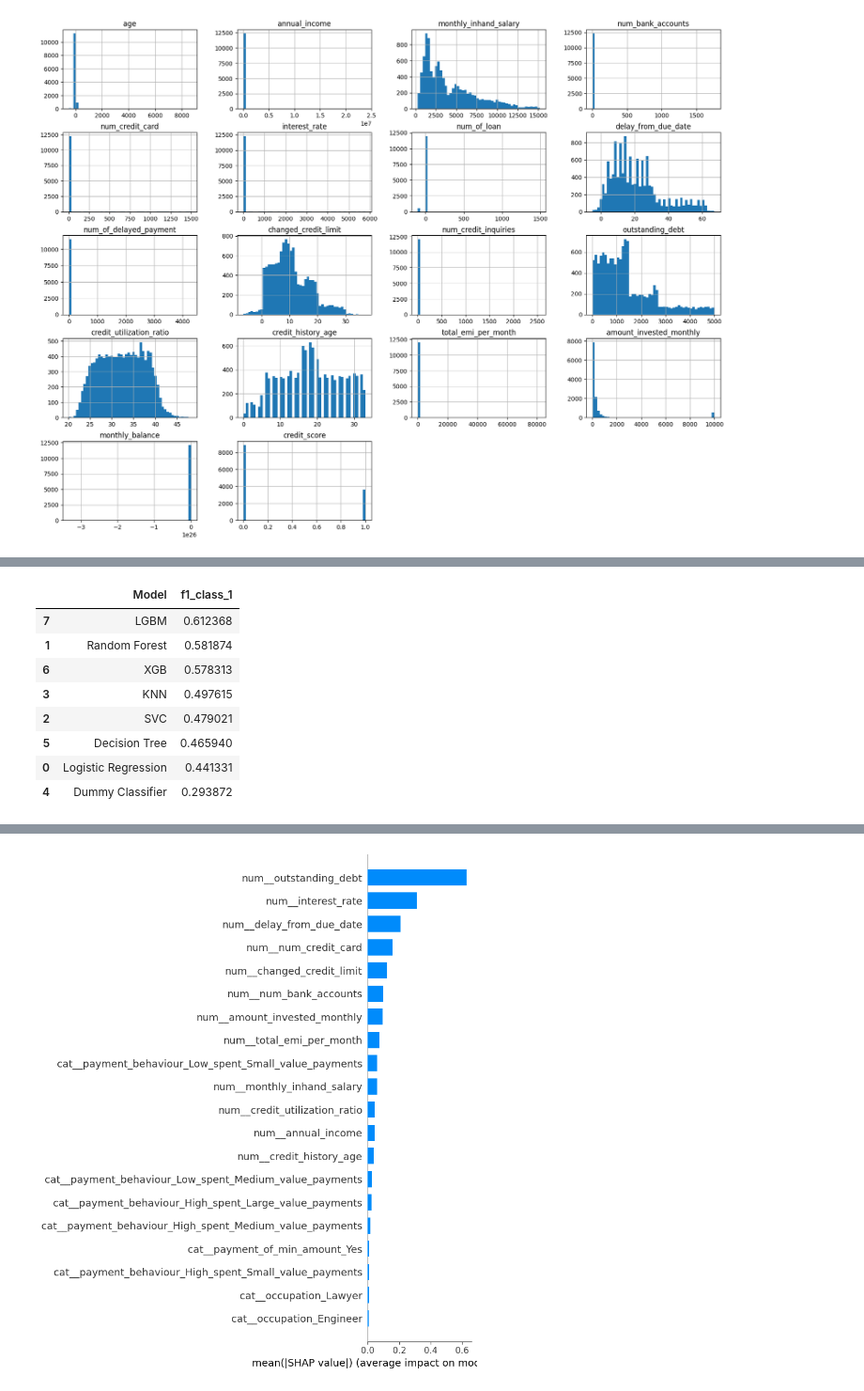
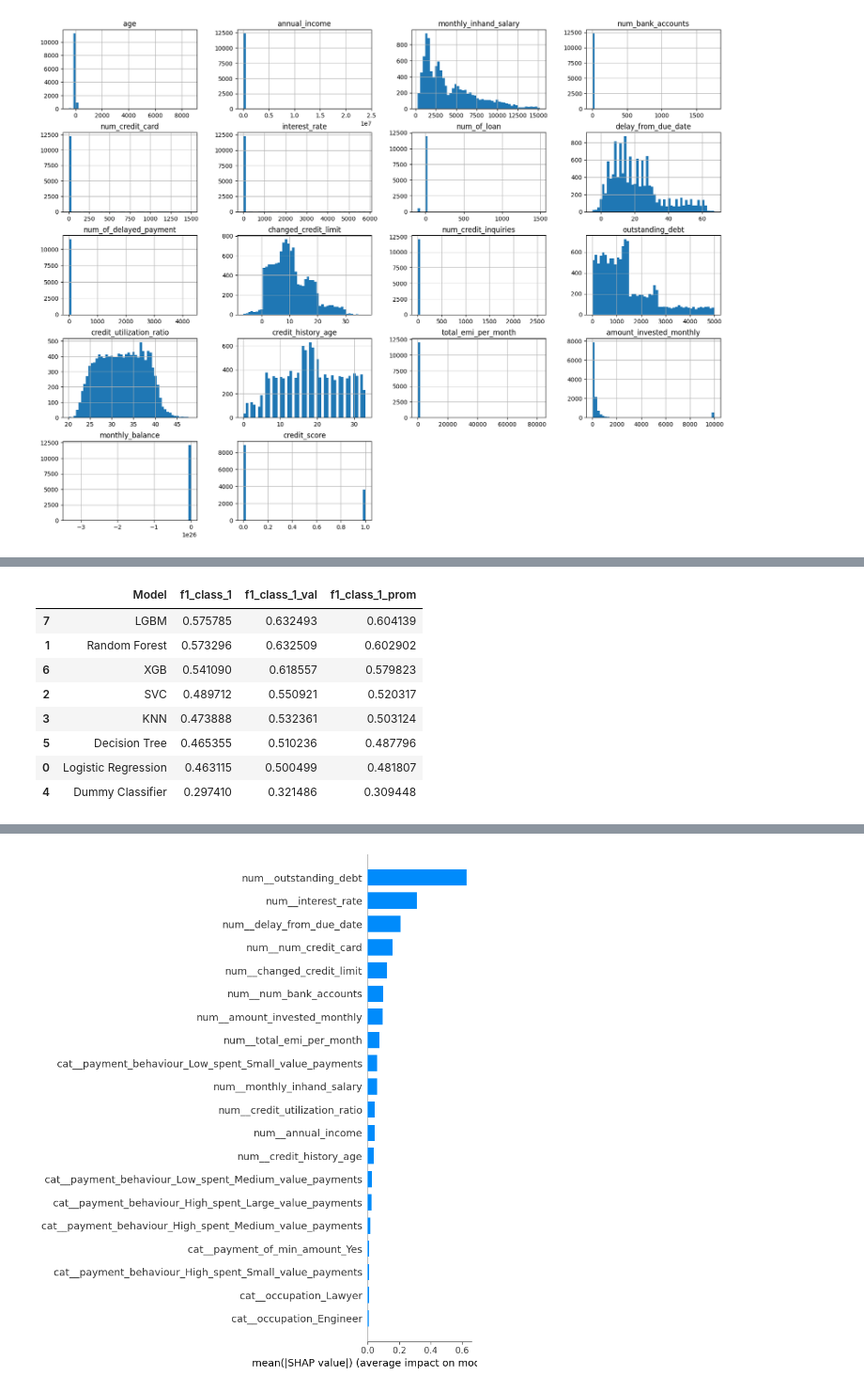
Before and after one commit to jcist/MDS7202, a Jupyter notebook: Proyecto2.ipynb, the cells around one changed output, grey strips where cells are left out. Shown at 94% size. Drawn from its saved outputs; the diff is of its cells as text; code cells hidden in the pictures.

```diff
--- a/Proyecto2.ipynb
+++ b/Proyecto2.ipynb
@@ -296,12 +372,12 @@ plt.show()
 # %%
 # transformación de columnas a categoricas
 
-dataset['credit_score'] = dataset['credit_score'].astype('category')
+dataset_2['credit_score'] = dataset_2['credit_score'].astype('category')
 
 # columnas categoricas
 
 cat_cols = ['occupation', 'payment_of_min_amount', 'payment_behaviour']
-dataset[cat_cols] = dataset[cat_cols].astype('category')
+dataset_2[cat_cols] = dataset_2[cat_cols].astype('category')
 
 # columnas numericas
 
@@ -343,7 +423,7 @@ preprocessor = preprocessor.set_output(transform="pandas")
 
 from sklearn.pipeline import Pipeline
 
-dataset_processed = preprocessor.fit_transform(dataset.dropna())
+dataset_processed = preprocessor.fit_transform(dataset_2)
 
 dataset_processed.head()
 # %% [output]
@@ -359,8 +443,8 @@ dataset_processed.head()
 
 from sklearn.model_selection import train_test_split
 
-X = dataset.drop(['customer_id','credit_score'], axis=1)
-y = dataset['credit_score']
+X = dataset_2.drop(['customer_id','credit_score'], axis=1)
+y = dataset_2['credit_score']
 
 # crear conjunto de entrenamiento, validacion y prueba
 
@@ -380,11 +523,13 @@ from xgboost import XGBClassifier
 from sklearn.metrics import classification_report
 from sklearn.metrics import f1_score
 import lightgbm as lgb
+import time
+
 
 # Definir la métrica seleccionada (F1 Score para la clase 1)
 selected_metric = 'f1_class_1'
 
-metrics_dict = {'Model': [], selected_metric: []}
+metrics_dict = {'Model': [], selected_metric: [], 'f1_class_1_val': [], 'f1_class_1_prom': []}
 
 # definir modelos
 
@@ -407,21 +552,39 @@ for model_name, model in models.items():
         ('classifier', model)
     ])
 
-    # Ajustar la pipeline al conjunto de datos
+    # Iniciar el temporizador
+    start_time = time.time()
+
+    # Ajustar la pipeline al conjunto de entrenamiento
     pipeline.fit(X_train, y_train)
 
-    # Realizar predicciones
-    y_pred = pipeline.predict(X_test)
+    # Detener el temporizador y calcular el tiempo de ejecución
+    elapsed_time = time.time() - start_time
 
-    # Calcular la métrica seleccionada
-    f1_class_1 = f1_score(y_test, y_pred, pos_label=1)
+    # Realizar predicciones en el conjunto de prueba
+    y_pred_test = pipeline.predict(X_test)
 
-    # Imprimir classification_report
-    print(f"Classification Report for {model_name}:\n", classification_report(y_test, y_pred, zero_division=1))
+    # Calcular la métrica seleccionada en el conjunto de prueba
+    f1_class_1_test = f1_score(y_test, y_pred_test, pos_label=1)
 
-    # Guardar la métrica en el diccionario
+    # Realizar predicciones en el conjunto de validación
+    y_pred_val = pipeline.predict(X_val)
+
+    # Calcular la métrica seleccionada en el conjunto de validación
+    f1_class_1_val = f1_score(y_val, y_pred_val, pos_label=1)
+
+    # Imprimir classification_report, tiempo de ejecución y métrica en conjunto de validación
+    print(f"Classification Report for {model_name} (Test Set):\n", classification_report(y_test, y_pred_test, zero_division=1))
+    print(f"Classification Report for {model_name} (Validation Set):\n", classification_report(y_val, y_pred_val, zero_division=1))
+    print(f"Elapsed Time for {model_name}: {elapsed_time} seconds")
+    print(f"F1 Score for {model_name} (Test Set): {f1_class_1_test}")
+    print(f"F1 Score for {model_name} (Validation Set): {f1_class_1_val}\n")
+
+    # Guardar las métricas en el diccionario
     metrics_dict['Model'].append(model_name)
-    metrics_dict[selected_metric].append(f1_class_1)
+    metrics_dict[selected_metric].append(f1_class_1_test)
+    metrics_dict['f1_class_1_val'].append(f1_class_1_val)
+    metrics_dict['f1_class_1_prom'].append((f1_class_1_test + f1_class_1_val)/2)
 
 # Convertir el diccionario de métricas a un DataFrame
 metrics_df = pd.DataFrame(metrics_dict)
@@ -450,12 +613,12 @@ weighted avg       0.79      0.79      0.79      2500
 
 
 Metrics DataFrame:
-|  | Model | f1_class_1 |
-| 7 | LGBM | 0.612368 |
-| 1 | Random Forest | 0.581874 |
-| 6 | XGB | 0.578313 |
-| 3 | KNN | 0.497615 |
-| 2 | SVC | 0.479021 |
-| 5 | Decision Tree | 0.465940 |
-| 0 | Logistic Regression | 0.441331 |
-| 4 | Dummy Classifier | 0.293872 |
+|  | Model | f1_class_1 | f1_class_1_val | f1_class_1_prom |
+| 7 | LGBM | 0.575785 | 0.632493 | 0.604139 |
+| 1 | Random Forest | 0.573296 | 0.632509 | 0.602902 |
+| 6 | XGB | 0.541090 | 0.618557 | 0.579823 |
+| 2 | SVC | 0.489712 | 0.550921 | 0.520317 |
+| 3 | KNN | 0.473888 | 0.532361 | 0.503124 |
+| 5 | Decision Tree | 0.465355 | 0.510236 | 0.487796 |
+| 0 | Logistic Regression | 0.463115 | 0.500499 | 0.481807 |
+| 4 | Dummy Classifier | 0.297410 | 0.321486 | 0.309448 |
```
Also changed, not shown: parts of 35 cells of this notebook.
